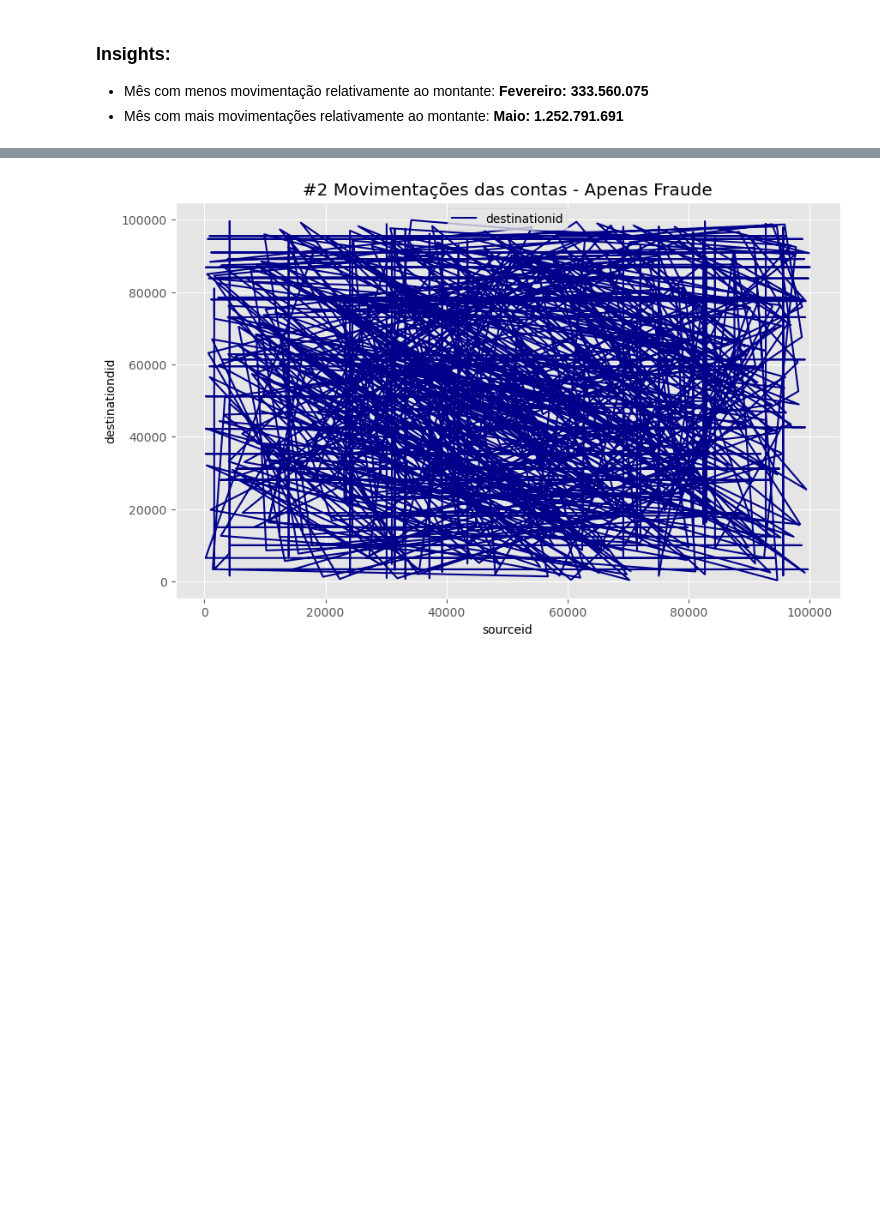
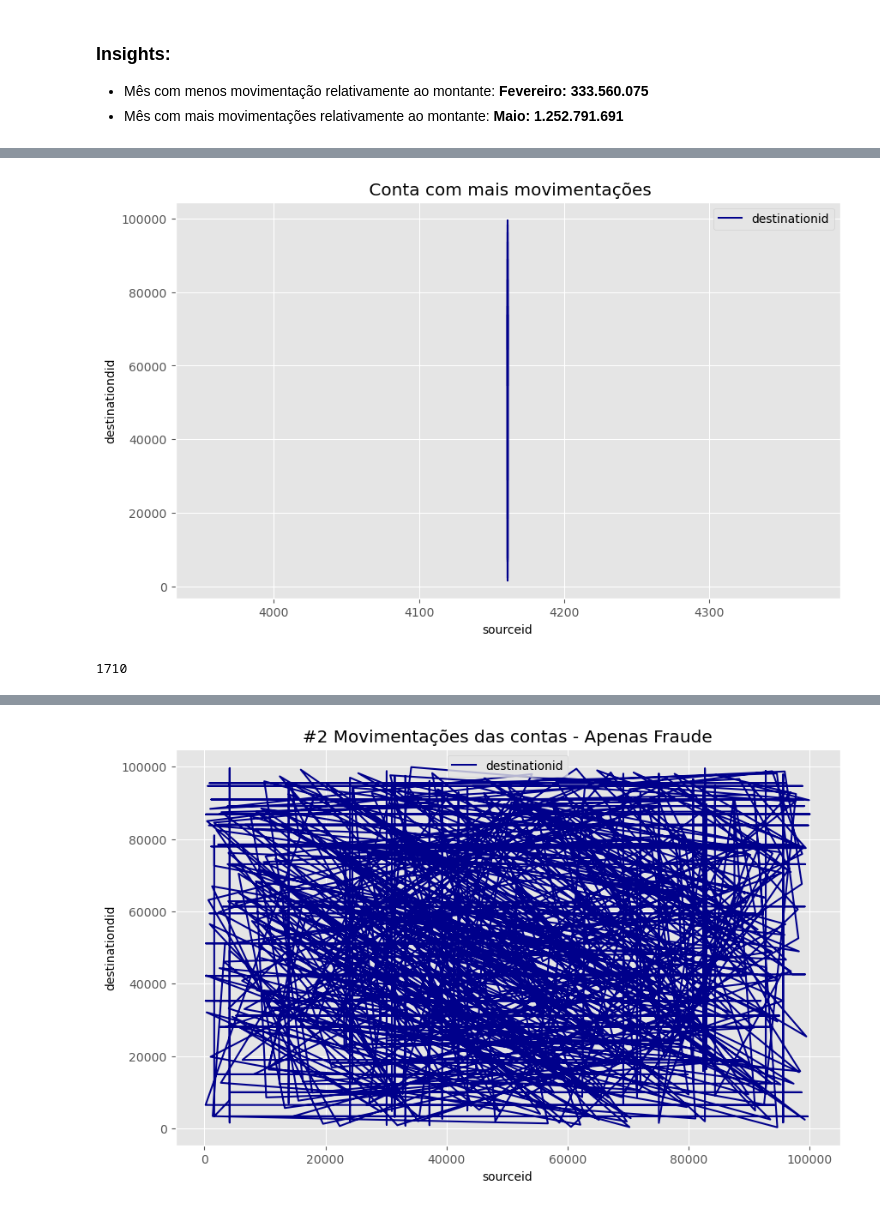
Before and after one commit to kevinTohounke/trabalhoDeConclusaoDeCurso, a Jupyter notebook: Money_laundering.ipynb, the cells around one changed output, grey strips where cells are left out. Saved outputs shown, nothing was run; the diff lists cells and outputs as text; code cells hidden in the pictures; blank space fills up the shorter version.

```diff
--- a/Money_laundering.ipynb
+++ b/Money_laundering.ipynb
@@ -190,0 +232,3 @@ plt.show()
+# %%
+__df = df[df['sourceid']==4161]
+__df
@@ -190,0 +253,10 @@ plt.show()
+# %%
+__df.plot(kind='line', x='sourceid', y='destinationid', figsize=(10, 6), color='darkblue')
+
+plt.title(' Conta com mais movimentações')
+plt.xlabel('sourceid')
+plt.ylabel('destinationdid')
+
+plt.show()
+# %% [output]
+[figure, added]
@@ -190,0 +272,7 @@ plt.show()
+# %%
+#Verificar quantidade de contas destino
+
+contas_destination = df['destinationid'].unique()
+contas_destination.size
+# %% [output]
+1710
```
Also changed, not shown: parts of 12 cells of this notebook.
